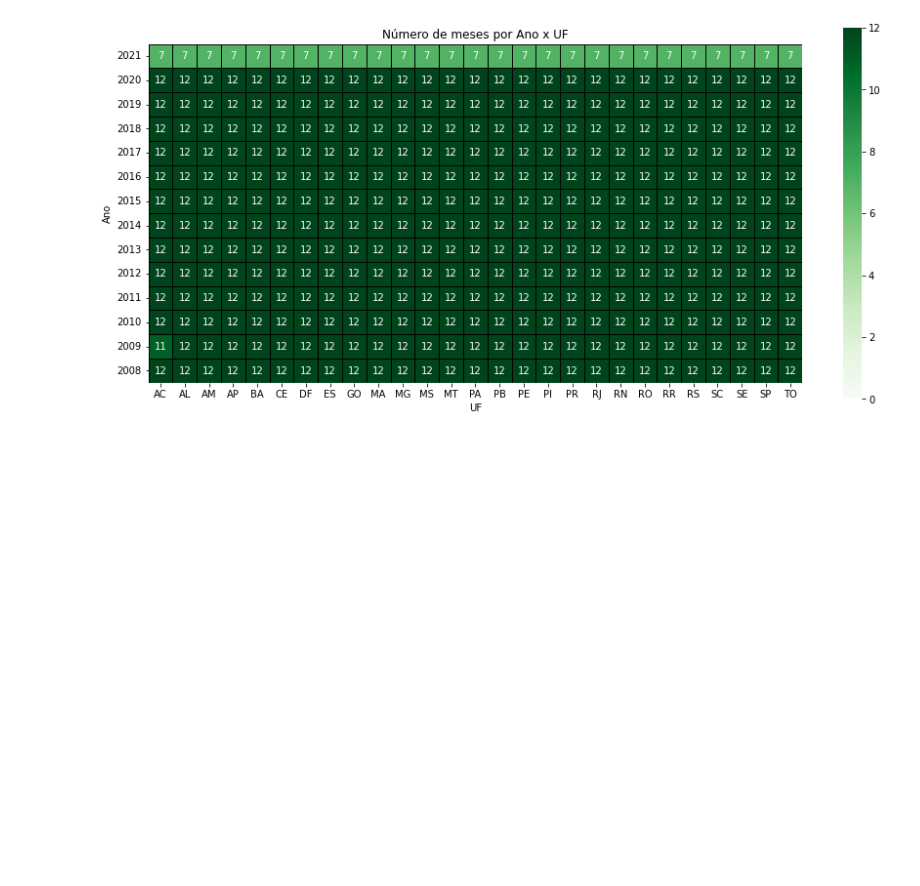
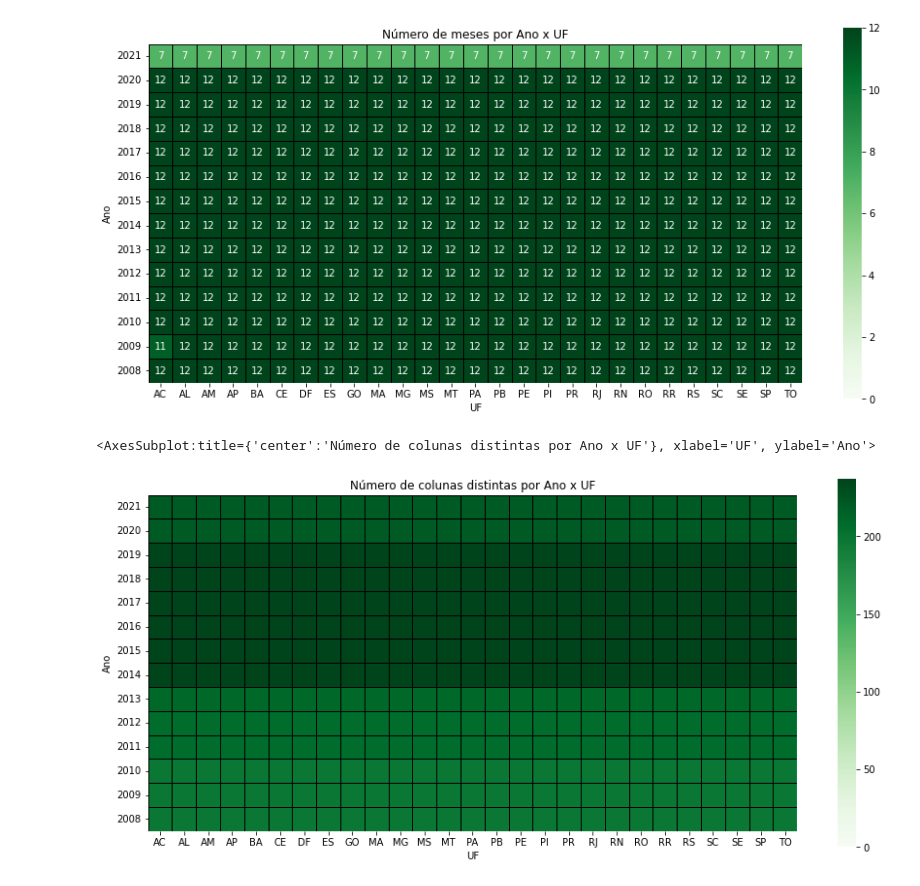
Before and after one commit to lucaslopes/gestantes, a Jupyter notebook: notebook.ipynb, the cells around one changed output. Cells and saved outputs as stored; diff of their text form; code cells hidden in the pictures; blank space fills up the shorter version.

Commit message:
Generate heatmaps plots per year and state

```diff
--- a/notebook.ipynb
+++ b/notebook.ipynb
@@ -43,3 +24,9 @@ data_plot.heatmap(meses_faltantes)
 # %% [output]
 <AxesSubplot:title={'center':'Número de meses por Ano x UF'}, xlabel='UF', ylabel='Ano'>
 [figure]
+# %%
+colunas = data_info.ncols_per_year_uf(sihsus)
+data_plot.heatmap(colunas, value='colunas distintas')
+# %% [output]
+<AxesSubplot:title={'center':'Número de colunas distintas por Ano x UF'}, xlabel='UF', ylabel='Ano'>
+[figure, added]
```
Also changed, not shown: parts of 8 cells of this notebook, 2 other files.
